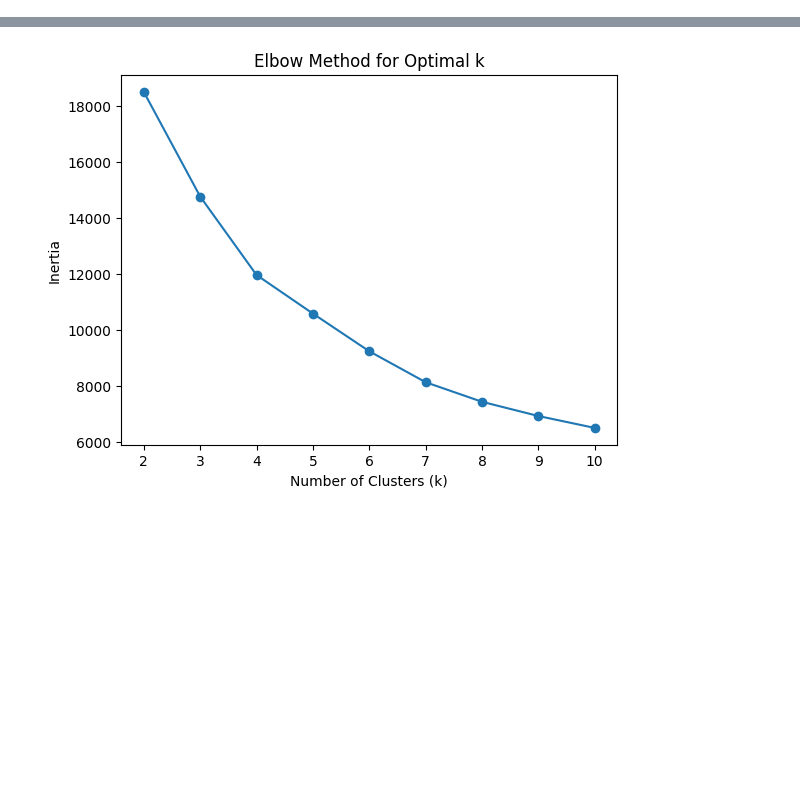
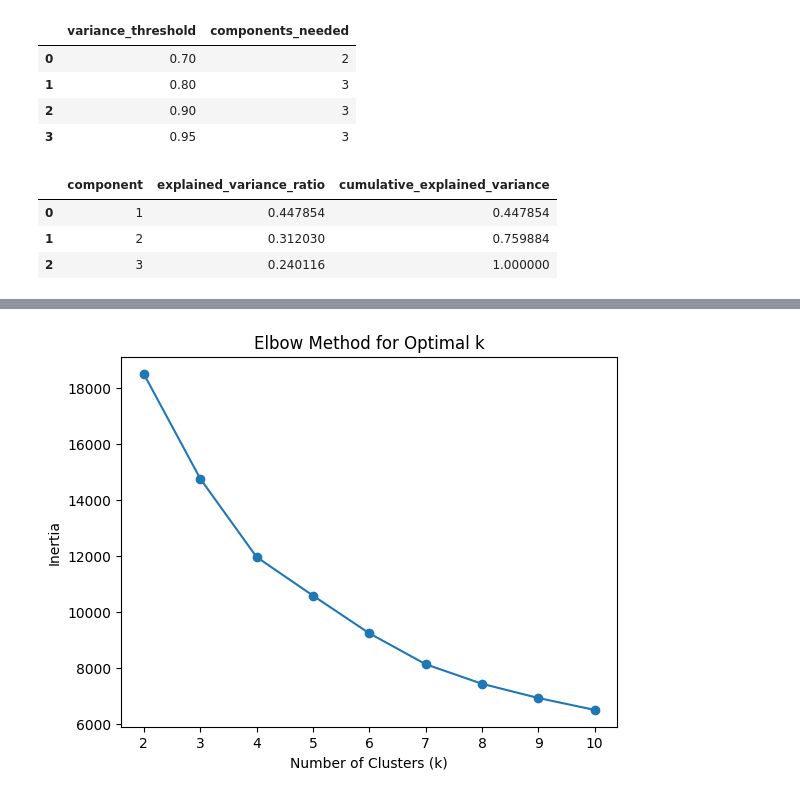
Before and after one commit to waltervogelmann/STAT486-Final-Project, a Jupyter notebook: notebooks/unsupervised.ipynb, the cells around one changed output, grey strips where cells are left out. Cells and saved outputs as stored; diff of their text form; code cells hidden in the pictures; blank space fills up the shorter version.

```diff
--- a/notebooks/unsupervised.ipynb
+++ b/notebooks/unsupervised.ipynb
@@ -30,3 +36,40 @@ X = df[features].copy()
 # %%
 scaler = StandardScaler()
 X_scaled = scaler.fit_transform(X)
+# %%
+#PCA to justify feature selection
+
+pca_full = PCA()
+
+X_pca_full = pca_full.fit_transform(X_scaled)
+
+explained_variance = pd.DataFrame(
+    {
+        "component": np.arange(1, len(features) + 1),
+        "explained_variance_ratio": pca_full.explained_variance_ratio_,
+        "cumulative_explained_variance": np.cumsum(pca_full.explained_variance_ratio_),
+    }
+)
+
+threshold_summary = pd.DataFrame(
+    {
+        "variance_threshold": [0.70, 0.80, 0.90, 0.95],
+        "components_needed": [
+            np.searchsorted(explained_variance["cumulative_explained_variance"], threshold) + 1
+            for threshold in [0.70, 0.80, 0.90, 0.95]
+        ],
+    }
+)
+
+display(threshold_summary)
+explained_variance.head(10)
+# %% [output]
+|  | variance_threshold | components_needed |
+| 0 | 0.70 | 2 |
+| 1 | 0.80 | 3 |
+| 2 | 0.90 | 3 |
+| 3 | 0.95 | 3 |
+|  | component | explained_variance_ratio | cumulative_explained_variance |
+| 0 | 1 | 0.447854 | 0.447854 |
+| 1 | 2 | 0.312030 | 0.759884 |
+| 2 | 3 | 0.240116 | 1.000000 |
```
Also changed, not shown: parts of 5 cells of this notebook, 2 other files.
